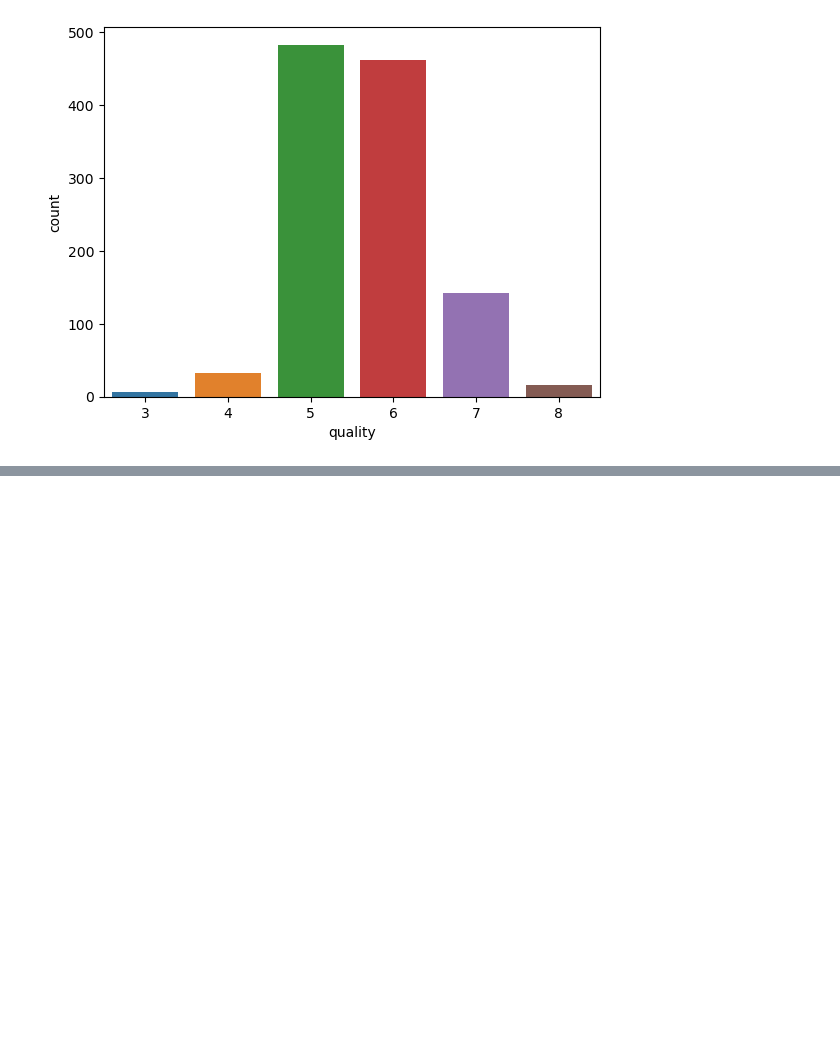
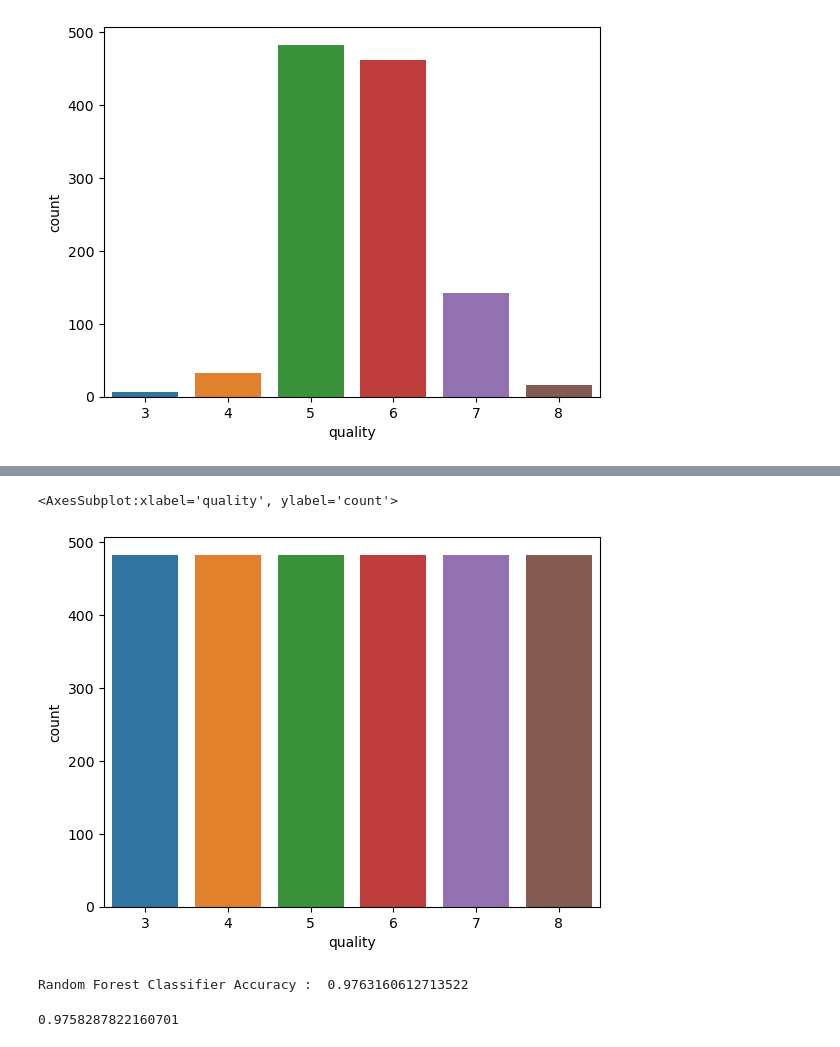
Before and after one commit to NancyArmah/Wine_Quality_Classification, a Jupyter notebook: wine_quality.ipynb, the cells around one changed output, grey strips where cells are left out. Saved outputs shown, nothing was run; the diff lists cells and outputs as text; code cells hidden in the pictures; blank space fills up the shorter version.

Commit message:
modelling

```diff
--- a/wine_quality.ipynb
+++ b/wine_quality.ipynb
@@ -128,0 +250,2 @@ plt.show()
+# %%
+X=X.drop(['residual sugar','pH'], axis=1)
@@ -128,0 +284,3 @@ plt.show()
+# %%
+oversample = SMOTE()
+X, y = oversample.fit_resample(X, y)
@@ -128,0 +299,5 @@ plt.show()
+# %%
+sns.countplot(y)
+# %% [output]
+<AxesSubplot:xlabel='quality', ylabel='count'>
+[figure, added]
@@ -128,0 +313,6 @@ plt.show()
+# %%
+RandomForest = RandomForestClassifier(n_estimators=200,max_depth=15)
+scores=evaluate_model(RandomForest,X,y)
+print('Random Forest Classifier Accuracy : ', np.mean(scores))
+# %% [output]
+Random Forest Classifier Accuracy :  0.9763160612713522
@@ -128,0 +322,5 @@ plt.show()
+# %%
+pred_prob = RandomForest.predict_proba(X_test)
+roc_auc_score(y_test, pred_prob, multi_class='ovo')
+# %% [output]
+0.9758287822160701
```
Also changed, not shown: parts of 24 cells of this notebook.
